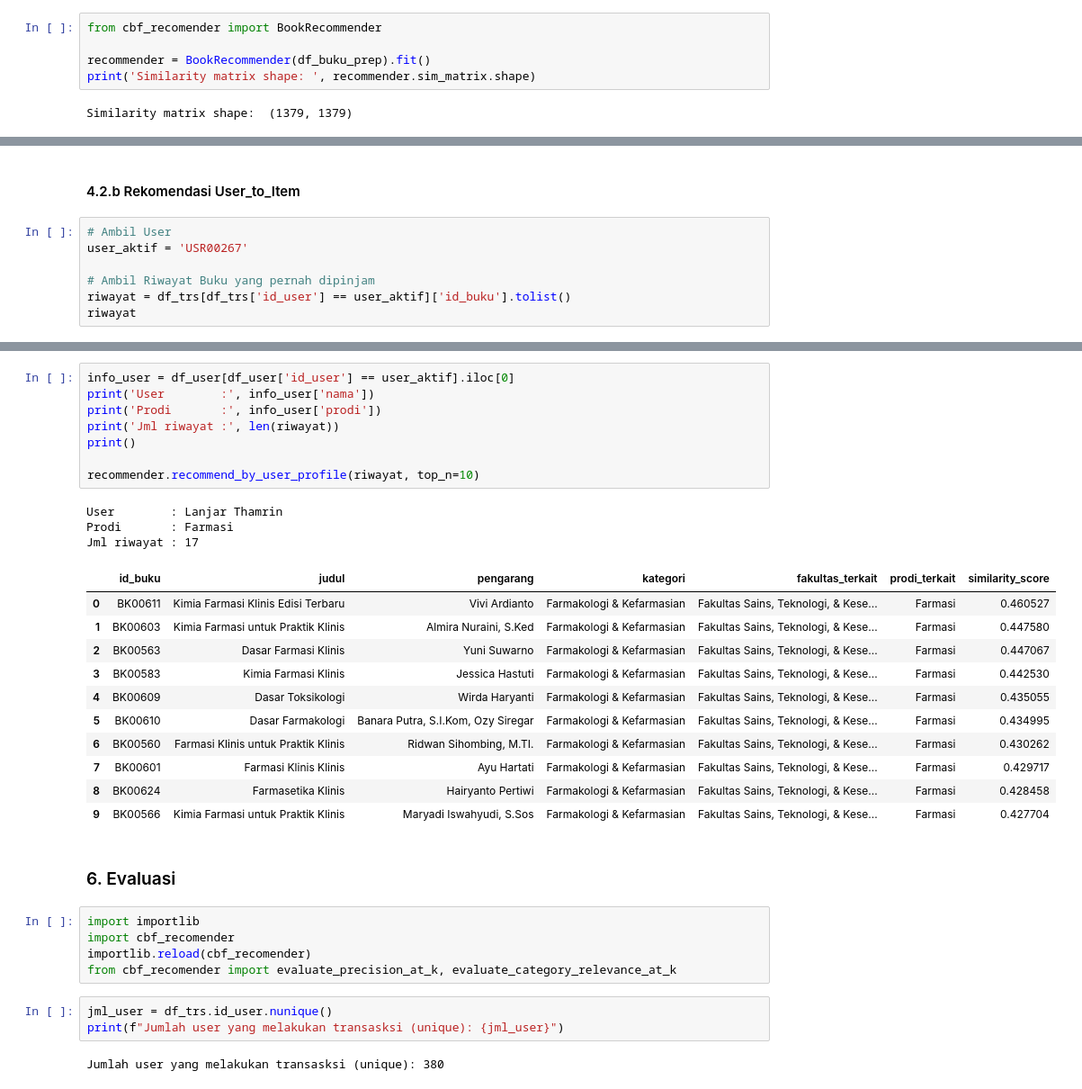
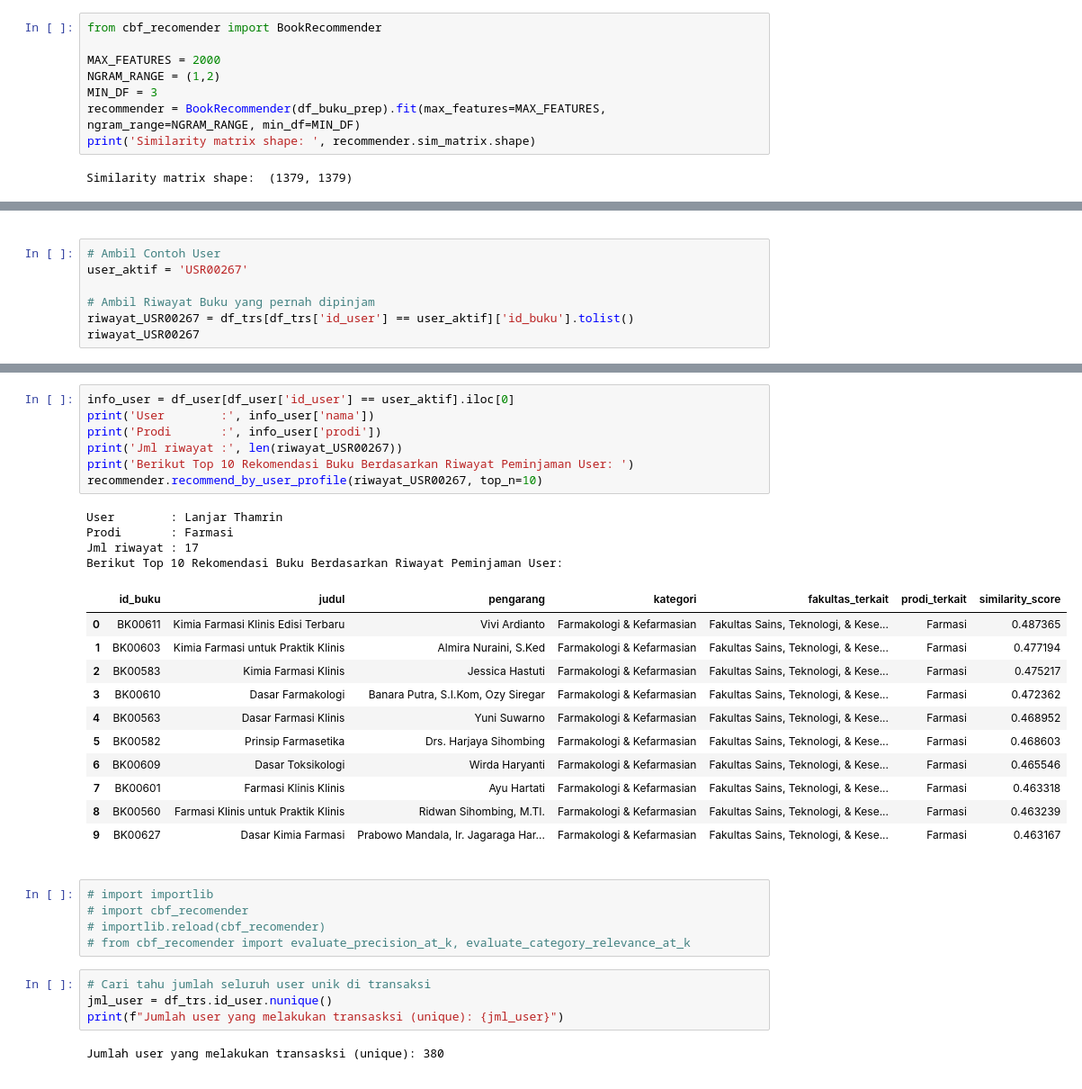
Before and after one commit to mayanggumelarr/Hybrid-Library-Book-Recomendation-Content-Base-Filtering, a Jupyter notebook: cbf-book-rec.ipynb, the cells around one changed output, grey strips where cells are left out. Shown at 90% size. Drawn from its saved outputs; the diff is of its cells as text.

Commit message:
Update notebook
Melakuakn grid search untuk mengetahui beberapa kombinasi parameter yang menghasilkan akurasi terbaik

```diff
--- a/cbf-book-rec.ipynb
+++ b/cbf-book-rec.ipynb
@@ -756,7 +842,10 @@ Top 10 term dengan bobot TF-IDF tertinggi:
 # %%
 from cbf_recomender import BookRecommender
 
-recommender = BookRecommender(df_buku_prep).fit()
+MAX_FEATURES = 2000
+NGRAM_RANGE = (1,2)
+MIN_DF = 3
+recommender = BookRecommender(df_buku_prep).fit(max_features=MAX_FEATURES, ngram_range=NGRAM_RANGE, min_df=MIN_DF)
 print('Similarity matrix shape: ', recommender.sim_matrix.shape)
 # %% [output]
 Similarity matrix shape:  (1379, 1379)
@@ -804,12 +895,12 @@ Kategori []   : Kecerdasan Buatan & Data Science
 # %% [markdown]
-#### 4.2.b Rekomendasi User_to_Item
+<!-- #### 4.2.b Rekomendasi User_to_Item -->
 # %%
-# Ambil User
+# Ambil Contoh User
 user_aktif = 'USR00267'
 
 # Ambil Riwayat Buku yang pernah dipinjam
-riwayat = df_trs[df_trs['id_user'] == user_aktif]['id_buku'].tolist()
-riwayat
+riwayat_USR00267 = df_trs[df_trs['id_user'] == user_aktif]['id_buku'].tolist()
+riwayat_USR00267
 # %% [output]
 ['BK00570',
  'BK00625',
@@ -831,34 +922,35 @@ riwayat
 # %%
 info_user = df_user[df_user['id_user'] == user_aktif].iloc[0]
 print('User        :', info_user['nama'])
 print('Prodi       :', info_user['prodi'])
-print('Jml riwayat :', len(riwayat))
-print()
-
-recommender.recommend_by_user_profile(riwayat, top_n=10)
+print('Jml riwayat :', len(riwayat_USR00267))
+print('Berikut Top 10 Rekomendasi Buku Berdasarkan Riwayat Peminjaman User: ')
+recommender.recommend_by_user_profile(riwayat_USR00267, top_n=10)
 # %% [output]
 User        : Lanjar Thamrin
 Prodi       : Farmasi
 Jml riwayat : 17
+Berikut Top 10 Rekomendasi Buku Berdasarkan Riwayat Peminjaman User:
 |  | id_buku | judul | pengarang | kategori | fakultas_terkait | prodi_terkait | similarity_score |
-| 0 | BK00611 | Kimia Farmasi Klinis Edisi Terbaru | Vivi Ardianto | Farmakologi & Kefarmasian | Fakultas Sains, Teknologi, & Kese... | Farmasi | 0.460527 |
-| 1 | BK00603 | Kimia Farmasi untuk Praktik Klinis | Almira Nuraini, S.Ked | Farmakologi & Kefarmasian | Fakultas Sains, Teknologi, & Kese... | Farmasi | 0.447580 |
-| 2 | BK00563 | Dasar Farmasi Klinis | Yuni Suwarno | Farmakologi & Kefarmasian | Fakultas Sains, Teknologi, & Kese... | Farmasi | 0.447067 |
-| 3 | BK00583 | Kimia Farmasi Klinis | Jessica Hastuti | Farmakologi & Kefarmasian | Fakultas Sains, Teknologi, & Kese... | Farmasi | 0.442530 |
-| 4 | BK00609 | Dasar Toksikologi | Wirda Haryanti | Farmakologi & Kefarmasian | Fakultas Sains, Teknologi, & Kese... | Farmasi | 0.435055 |
-| 5 | BK00610 | Dasar Farmakologi | Banara Putra, S.I.Kom, Ozy Siregar | Farmakologi & Kefarmasian | Fakultas Sains, Teknologi, & Kese... | Farmasi | 0.434995 |
-| 6 | BK00560 | Farmasi Klinis untuk Praktik Klinis | Ridwan Sihombing, M.TI. | Farmakologi & Kefarmasian | Fakultas Sains, Teknologi, & Kese... | Farmasi | 0.430262 |
-| 7 | BK00601 | Farmasi Klinis Klinis | Ayu Hartati | Farmakologi & Kefarmasian | Fakultas Sains, Teknologi, & Kese... | Farmasi | 0.429717 |
-| 8 | BK00624 | Farmasetika Klinis | Hairyanto Pertiwi | Farmakologi & Kefarmasian | Fakultas Sains, Teknologi, & Kese... | Farmasi | 0.428458 |
-| 9 | BK00566 | Kimia Farmasi untuk Praktik Klinis | Maryadi Iswahyudi, S.Sos | Farmakologi & Kefarmasian | Fakultas Sains, Teknologi, & Kese... | Farmasi | 0.427704 |
+| 0 | BK00611 | Kimia Farmasi Klinis Edisi Terbaru | Vivi Ardianto | Farmakologi & Kefarmasian | Fakultas Sains, Teknologi, & Kese... | Farmasi | 0.487365 |
+| 1 | BK00603 | Kimia Farmasi untuk Praktik Klinis | Almira Nuraini, S.Ked | Farmakologi & Kefarmasian | Fakultas Sains, Teknologi, & Kese... | Farmasi | 0.477194 |
+| 2 | BK00583 | Kimia Farmasi Klinis | Jessica Hastuti | Farmakologi & Kefarmasian | Fakultas Sains, Teknologi, & Kese... | Farmasi | 0.475217 |
+| 3 | BK00610 | Dasar Farmakologi | Banara Putra, S.I.Kom, Ozy Siregar | Farmakologi & Kefarmasian | Fakultas Sains, Teknologi, & Kese... | Farmasi | 0.472362 |
+| 4 | BK00563 | Dasar Farmasi Klinis | Yuni Suwarno | Farmakologi & Kefarmasian | Fakultas Sains, Teknologi, & Kese... | Farmasi | 0.468952 |
+| 5 | BK00582 | Prinsip Farmasetika | Drs. Harjaya Sihombing | Farmakologi & Kefarmasian | Fakultas Sains, Teknologi, & Kese... | Farmasi | 0.468603 |
+| 6 | BK00609 | Dasar Toksikologi | Wirda Haryanti | Farmakologi & Kefarmasian | Fakultas Sains, Teknologi, & Kese... | Farmasi | 0.465546 |
+| 7 | BK00601 | Farmasi Klinis Klinis | Ayu Hartati | Farmakologi & Kefarmasian | Fakultas Sains, Teknologi, & Kese... | Farmasi | 0.463318 |
+| 8 | BK00560 | Farmasi Klinis untuk Praktik Klinis | Ridwan Sihombing, M.TI. | Farmakologi & Kefarmasian | Fakultas Sains, Teknologi, & Kese... | Farmasi | 0.463239 |
+| 9 | BK00627 | Dasar Kimia Farmasi | Prabowo Mandala, Ir. Jagaraga Har... | Farmakologi & Kefarmasian | Fakultas Sains, Teknologi, & Kese... | Farmasi | 0.463167 |
 # %% [markdown]
-### 6. Evaluasi
+<!-- ### 6. Evaluasi -->
 # %%
-import importlib
-import cbf_recomender
-importlib.reload(cbf_recomender)
-from cbf_recomender import evaluate_precision_at_k, evaluate_category_relevance_at_k
+# import importlib
+# import cbf_recomender
+# importlib.reload(cbf_recomender)
+# from cbf_recomender import evaluate_precision_at_k, evaluate_category_relevance_at_k
 # %%
+# Cari tahu jumlah seluruh user unik di transaksi
 jml_user = df_trs.id_user.nunique()
 print(f"Jumlah user yang melakukan transasksi (unique): {jml_user}")
 # %% [output]
```
Also changed, not shown: parts of 26 cells of this notebook.
